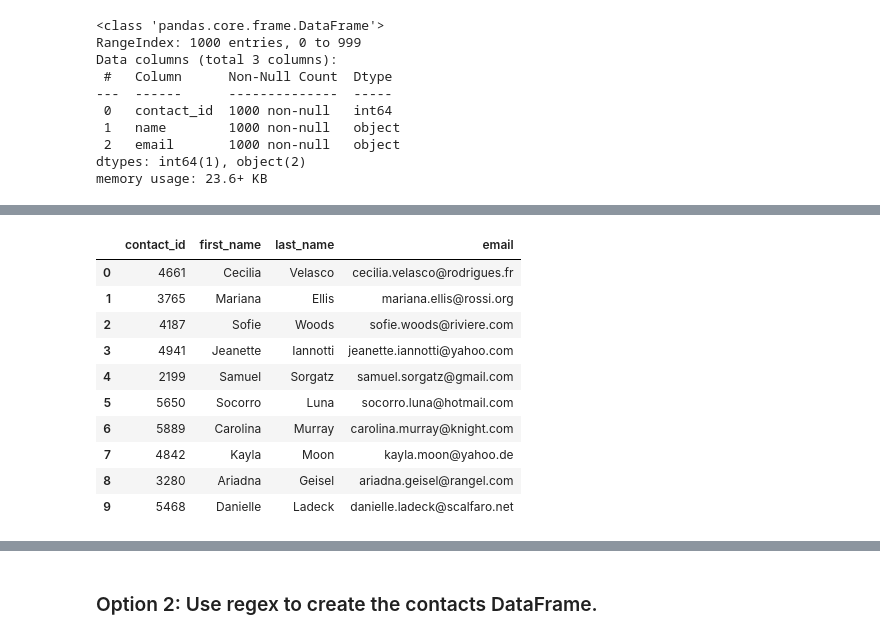
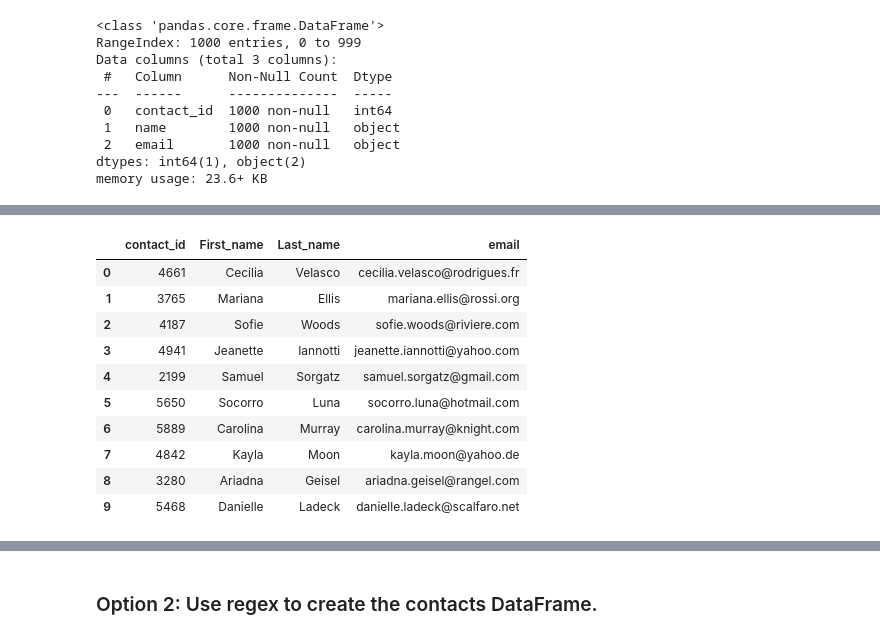
Before and after one commit to Isbelis/Crowdfunding_ETL, a Jupyter notebook: ETL_Mini_Project_ICastroLKrempaBRosensweig.ipynb, the cells around one changed output, grey strips where cells are left out. Cells and saved outputs as stored; diff of their text form; code cells hidden in the pictures.

```diff
--- a/ETL_Mini_Project_ICastroLKrempaBRosensweig.ipynb
+++ b/ETL_Mini_Project_ICastroLKrempaBRosensweig.ipynb
@@ -372,9 +401,9 @@ contacts_df.head()
 # %%
 # Reorder the columns
 contacts_df_clean = contacts_df[['contact_id', 'First_name', 'Last_name', 'email']]
-contacts_df_clean.head()
+contacts_df_clean.head(10)
 # %% [output]
-|  | contact_id | first_name | last_name | email |
+|  | contact_id | First_name | Last_name | email |
 | 0 | 4661 | Cecilia | Velasco | cecilia.velasco@rodrigues.fr |
 | 1 | 3765 | Mariana | Ellis | mariana.ellis@rossi.org |
 | 2 | 4187 | Sofie | Woods | sofie.woods@riviere.com |
```
Also changed, not shown: parts of 14 cells of this notebook, 4 other files.
